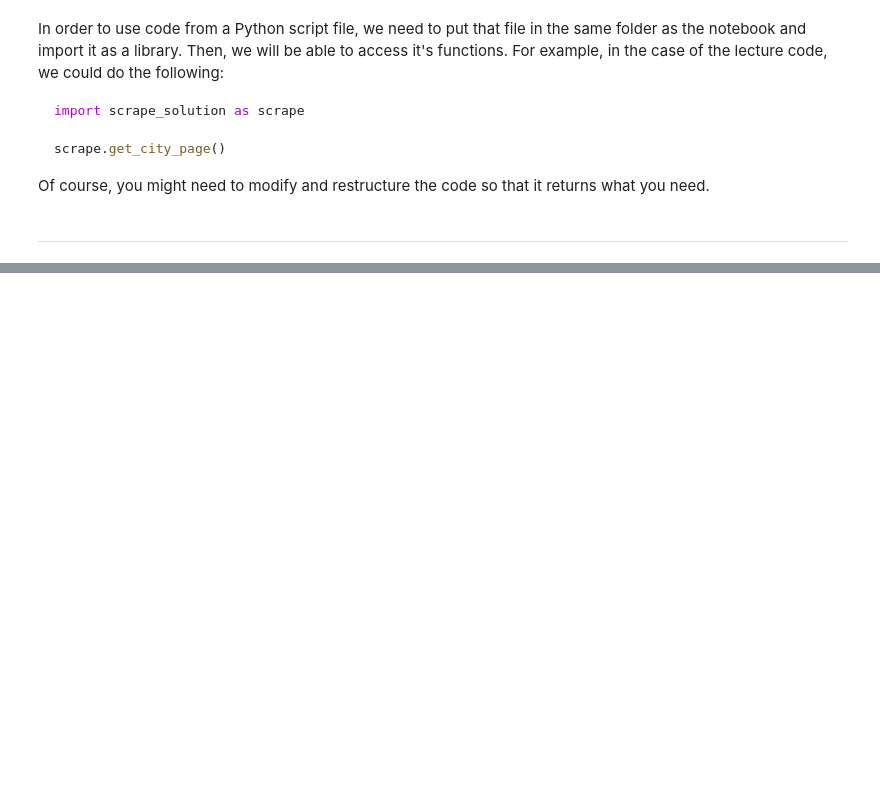
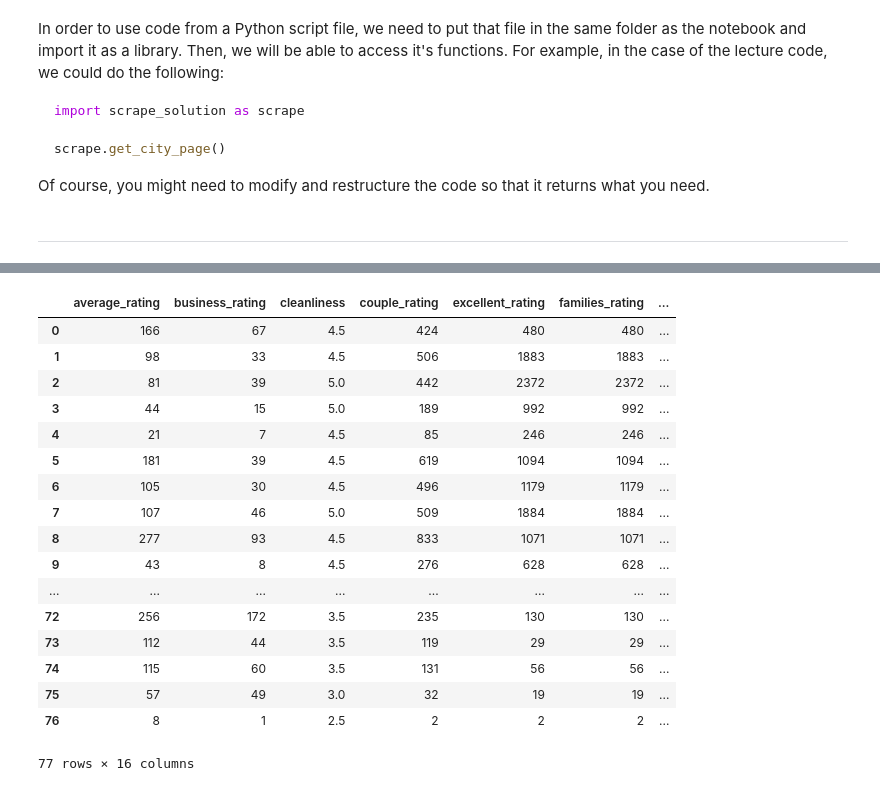
Before and after one commit to spadture/spring-2015-homeworks, a Jupyter notebook: submissions/Homework-5/5.Hotels.ipynb, the cells around one changed output, grey strips where cells are left out. Cells and saved outputs as stored; diff of their text form; code cells hidden in the pictures; blank space fills up the shorter version.

```diff
--- a/submissions/Homework-5/5.Hotels.ipynb
+++ b/submissions/Homework-5/5.Hotels.ipynb
@@ -221,0 +53,21 @@ data[['average_rating', 'business_rating','cleanliness','couple_rating','excelle
+# %%
+data
+# %% [output]
+|  | average_rating | business_rating | cleanliness | couple_rating | excellent_rating | families_rating | ... |
+| 0 | 166 | 67 | 4.5 | 424 | 480 | 480 | ... |
+| 1 | 98 | 33 | 4.5 | 506 | 1883 | 1883 | ... |
+| 2 | 81 | 39 | 5.0 | 442 | 2372 | 2372 | ... |
+| 3 | 44 | 15 | 5.0 | 189 | 992 | 992 | ... |
+| 4 | 21 | 7 | 4.5 | 85 | 246 | 246 | ... |
+| 5 | 181 | 39 | 4.5 | 619 | 1094 | 1094 | ... |
+| 6 | 105 | 30 | 4.5 | 496 | 1179 | 1179 | ... |
+| 7 | 107 | 46 | 5.0 | 509 | 1884 | 1884 | ... |
+| 8 | 277 | 93 | 4.5 | 833 | 1071 | 1071 | ... |
+| 9 | 43 | 8 | 4.5 | 276 | 628 | 628 | ... |
+| ... | ... | ... | ... | ... | ... | ... | ... |
+| 72 | 256 | 172 | 3.5 | 235 | 130 | 130 | ... |
+| 73 | 112 | 44 | 3.5 | 119 | 29 | 29 | ... |
+| 74 | 115 | 60 | 3.5 | 131 | 56 | 56 | ... |
+| 75 | 57 | 49 | 3.0 | 32 | 19 | 19 | ... |
+| 76 | 8 | 1 | 2.5 | 2 | 2 | 2 | ... |
+77 rows × 16 columns
```
Also changed, not shown: parts of 5 cells of this notebook.
